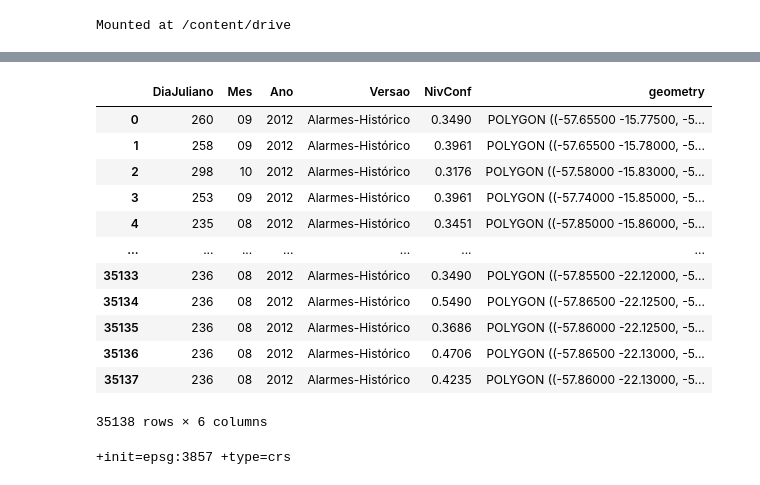
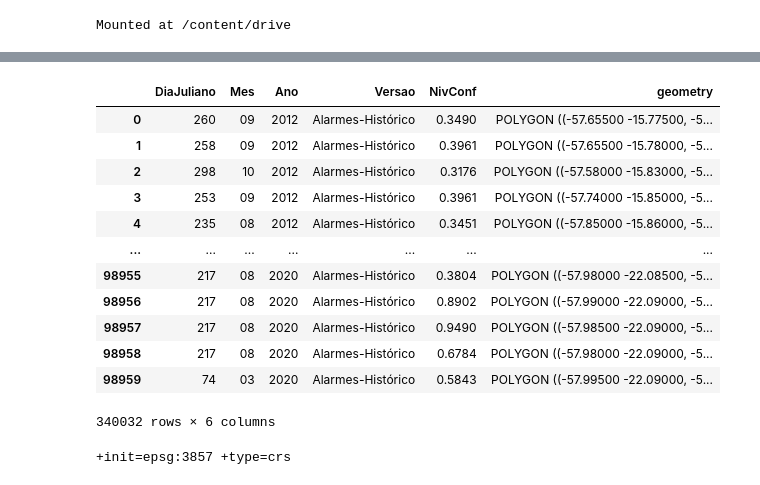
Before and after one commit to charlespimentel/PROJ_QUEIMA_BR, a Jupyter notebook: Inpe_12_21.ipynb, the cells around one changed output, grey strips where cells are left out. Drawn from its saved outputs; the diff is of its cells as text; code cells hidden in the pictures.

```diff
--- a/Inpe_12_21.ipynb
+++ b/Inpe_12_21.ipynb
@@ -253,16 +245,0 @@ queimadas_df_2012 = gpd.read_file('PROJ_QUEIMA_BR/Data_Lasa_12_21/alarmes_hist_2
-# %%
-queimadas_df_2012
-# %% [output]
-|  | DiaJuliano | Mes | Ano | Versao | NivConf | geometry |
-| 0 | 260 | 09 | 2012 | Alarmes-Histórico | 0.3490 | POLYGON ((-57.65500 -15.77500, -5... |
-| 1 | 258 | 09 | 2012 | Alarmes-Histórico | 0.3961 | POLYGON ((-57.65500 -15.78000, -5... |
-| 2 | 298 | 10 | 2012 | Alarmes-Histórico | 0.3176 | POLYGON ((-57.58000 -15.83000, -5... |
-| 3 | 253 | 09 | 2012 | Alarmes-Histórico | 0.3961 | POLYGON ((-57.74000 -15.85000, -5... |
-| 4 | 235 | 08 | 2012 | Alarmes-Histórico | 0.3451 | POLYGON ((-57.85000 -15.86000, -5... |
-| ... | ... | ... | ... | ... | ... | ... |
-| 35133 | 236 | 08 | 2012 | Alarmes-Histórico | 0.3490 | POLYGON ((-57.85500 -22.12000, -5... |
-| 35134 | 236 | 08 | 2012 | Alarmes-Histórico | 0.5490 | POLYGON ((-57.86500 -22.12500, -5... |
-| 35135 | 236 | 08 | 2012 | Alarmes-Histórico | 0.3686 | POLYGON ((-57.86000 -22.12500, -5... |
-| 35136 | 236 | 08 | 2012 | Alarmes-Histórico | 0.4706 | POLYGON ((-57.86500 -22.13000, -5... |
-| 35137 | 236 | 08 | 2012 | Alarmes-Histórico | 0.4235 | POLYGON ((-57.86000 -22.13000, -5... |
-35138 rows × 6 columns
@@ -269 +259,17 @@ queimadas_df_2012
+# %%
+queimadas_df_
+# %% [output]
+|  | DiaJuliano | Mes | Ano | Versao | NivConf | geometry |
+| 0 | 260 | 09 | 2012 | Alarmes-Histórico | 0.3490 | POLYGON ((-57.65500 -15.77500, -5... |
+| 1 | 258 | 09 | 2012 | Alarmes-Histórico | 0.3961 | POLYGON ((-57.65500 -15.78000, -5... |
+| 2 | 298 | 10 | 2012 | Alarmes-Histórico | 0.3176 | POLYGON ((-57.58000 -15.83000, -5... |
+| 3 | 253 | 09 | 2012 | Alarmes-Histórico | 0.3961 | POLYGON ((-57.74000 -15.85000, -5... |
+| 4 | 235 | 08 | 2012 | Alarmes-Histórico | 0.3451 | POLYGON ((-57.85000 -15.86000, -5... |
+| ... | ... | ... | ... | ... | ... | ... |
+| 98955 | 217 | 08 | 2020 | Alarmes-Histórico | 0.3804 | POLYGON ((-57.98000 -22.08500, -5... |
+| 98956 | 217 | 08 | 2020 | Alarmes-Histórico | 0.8902 | POLYGON ((-57.99000 -22.09000, -5... |
+| 98957 | 217 | 08 | 2020 | Alarmes-Histórico | 0.9490 | POLYGON ((-57.98500 -22.09000, -5... |
+| 98958 | 217 | 08 | 2020 | Alarmes-Histórico | 0.6784 | POLYGON ((-57.98000 -22.09000, -5... |
+| 98959 | 74 | 03 | 2020 | Alarmes-Histórico | 0.5843 | POLYGON ((-57.99500 -22.09000, -5... |
+340032 rows × 6 columns
 # %%
```
Also changed, not shown: parts of 27 cells of this notebook.
